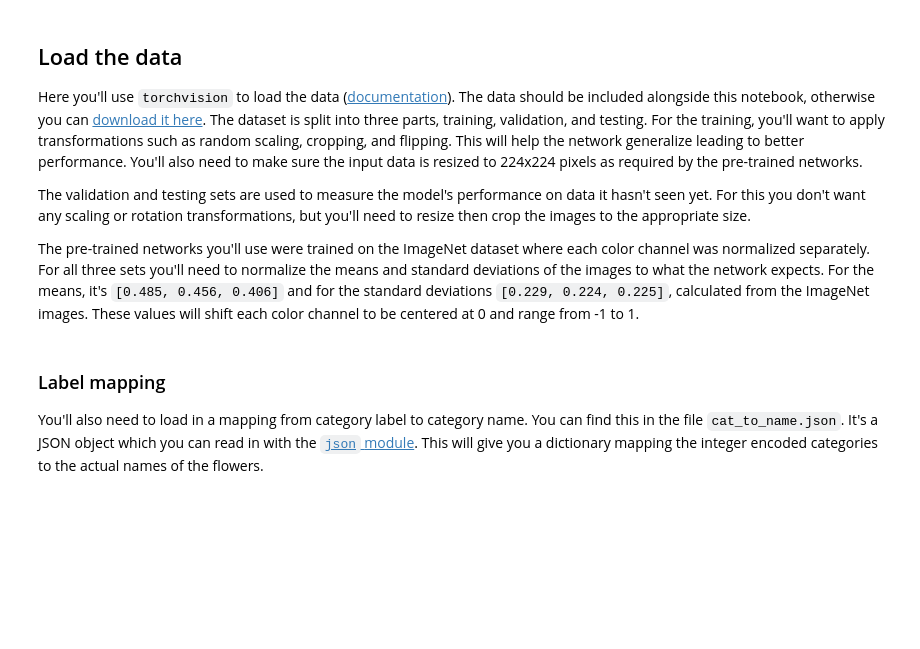
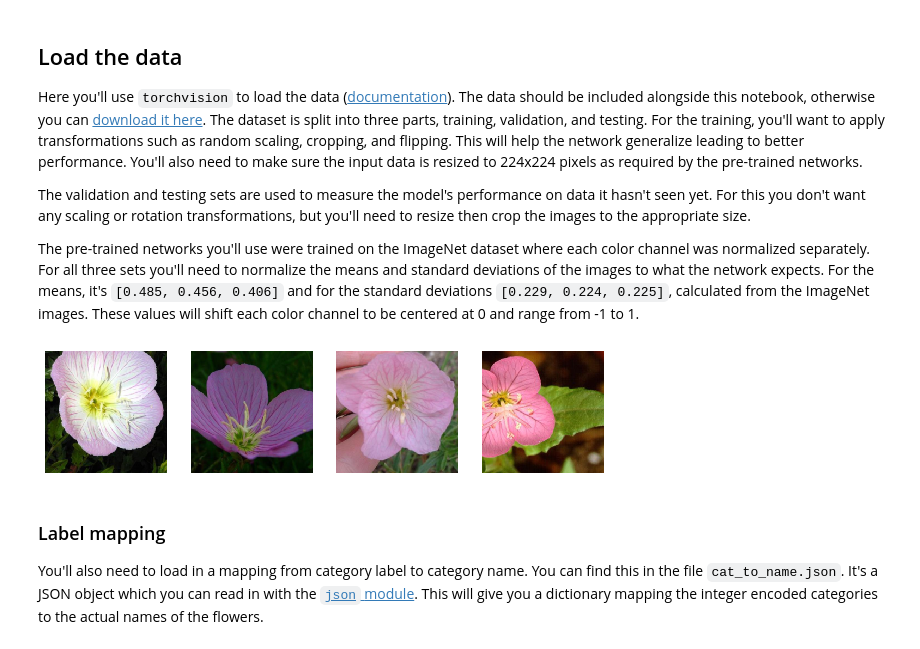
Before and after one commit to vasilkosturski/udacity-ml-intro, a Jupyter notebook: neural-networks/image-classifier/src/Image Classifier Project.ipynb, the cells around one changed output. Cells and saved outputs as stored; diff of their text form; code cells hidden in the pictures; blank space fills up the shorter version.

Commit message:
Data Loaders and transformers added

```diff
--- a/neural-networks/image-classifier/src/Image Classifier Project.ipynb
+++ b/neural-networks/image-classifier/src/Image Classifier Project.ipynb
@@ -45,3 +42,42 @@ dataloaders =
+# %%
+# TODO: Define your transforms for the training, validation, and testing sets
+# data_transforms =
+
+train_transforms = transforms.Compose([transforms.RandomRotation(30),
+                                       transforms.RandomResizedCrop(224),
+                                       transforms.RandomHorizontalFlip(),
+                                       transforms.ToTensor()])
+
+valid_transforms = transforms.Compose([transforms.Resize(255),
+                                      transforms.CenterCrop(224),
+                                      transforms.ToTensor()])
+
+test_transforms = transforms.Compose([transforms.Resize(255),
+                                      transforms.CenterCrop(224),
+                                      transforms.ToTensor()])
+
+# TODO: Load the datasets with ImageFolder
+# image_datasets =
+train_data = datasets.ImageFolder(train_dir, transform=train_transforms)
+valid_data = datasets.ImageFolder(valid_dir, transform=valid_transforms)
+test_data = datasets.ImageFolder(test_dir, transform=test_transforms)
+
+
+# TODO: Using the image datasets and the trainforms, define the dataloaders
+trainloader = torch.utils.data.DataLoader(train_data, batch_size=32)
+validloader = torch.utils.data.DataLoader(valid_data, batch_size=32)
+testloader = torch.utils.data.DataLoader(test_data, batch_size=32)
+# %%
+# Run this to test your data loader
+data_iter = iter(testloader)
+
+images, labels = next(data_iter)
+fig, axes = plt.subplots(figsize=(10,4), ncols=4)
+for ii in range(4):
+    ax = axes[ii]
+    helper.imshow(images[ii], ax=ax, normalize=False)
+# %% [output]
+[figure, added]
 # %% [markdown]
 ### Label mapping
 
```
Also changed, not shown: parts of 3 cells of this notebook, 2 other files.
